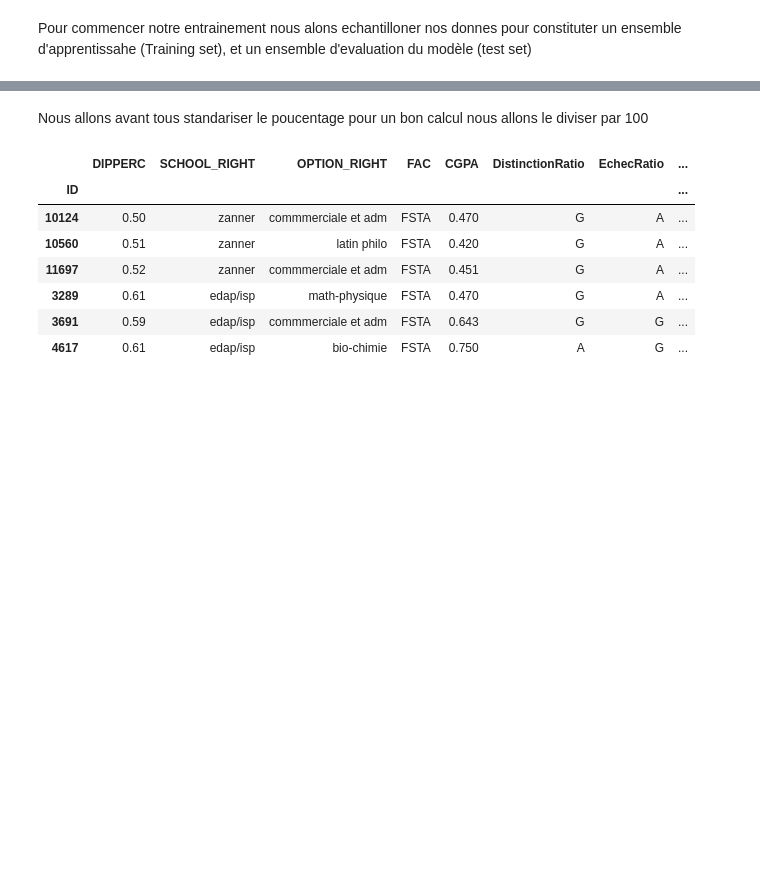
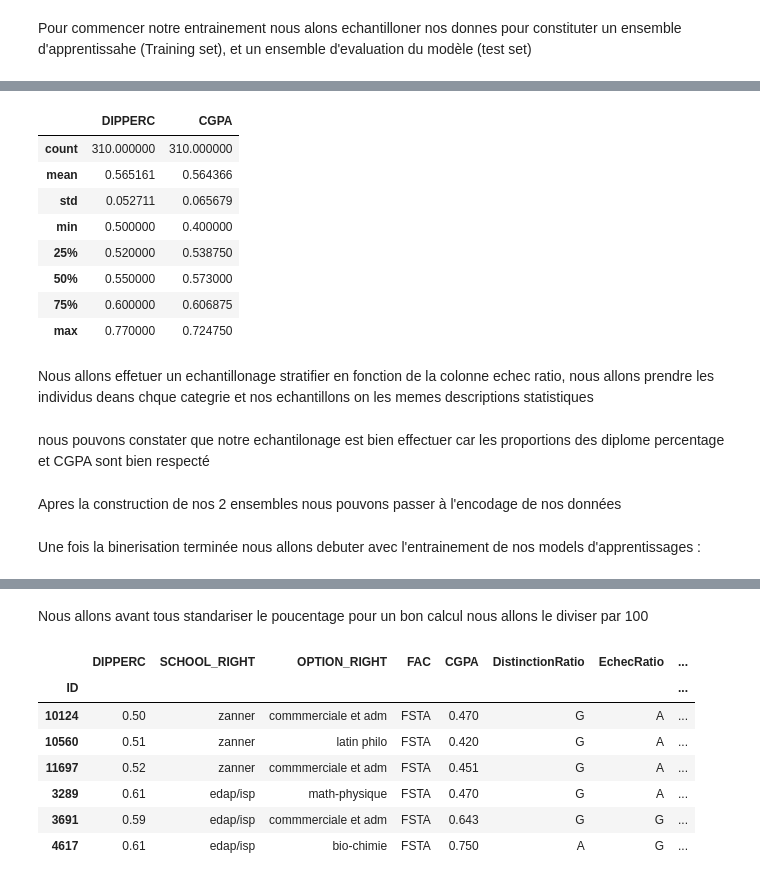
Before and after one commit to espoirMur/Student-Grade-Predictor, a Jupyter notebook: notebook/PredictiveModelBuilding.ipynb, the cells around one changed output, grey strips where cells are left out. Drawn from its saved outputs; the diff is of its cells as text; code cells hidden in the pictures; blank space fills up the shorter version.

```diff
--- a/notebook/PredictiveModelBuilding.ipynb
+++ b/notebook/PredictiveModelBuilding.ipynb
@@ -1204,0 +1282,18 @@ Techno=datasetCGPA.loc[datasetCGPA.FAC=='FSTA']
+# %%
+eco_Test_bin.describe()[['DIPPERC','CGPA']]
+# %% [output]
+|  | DIPPERC | CGPA |
+| count | 310.000000 | 310.000000 |
+| mean | 0.565161 | 0.564366 |
+| std | 0.052711 | 0.065679 |
+| min | 0.500000 | 0.400000 |
+| 25% | 0.520000 | 0.538750 |
+| 50% | 0.550000 | 0.573000 |
+| 75% | 0.600000 | 0.606875 |
+| max | 0.770000 | 0.724750 |
+# %% [markdown]
+Nous allons effetuer un echantillonage stratifier en fonction de la colonne echec ratio, nous allons prendre les individus deans chque categrie et nos echantillons on les memes descriptions statistiques
+# %% [markdown]
+nous pouvons constater que notre echantilonage est bien effectuer car les proportions des diplome percentage et CGPA sont bien respecté
+# %% [markdown]
+Apres la construction de nos 2 ensembles nous pouvons passer à l'encodage de nos données
@@ -1204,0 +1303,2 @@ Techno=datasetCGPA.loc[datasetCGPA.FAC=='FSTA']
+# %% [markdown]
+Une fois la binerisation terminée nous allons debuter avec l'entrainement de nos models d'apprentissages :
```
Also changed, not shown: parts of 189 cells of this notebook, 3 other files.
